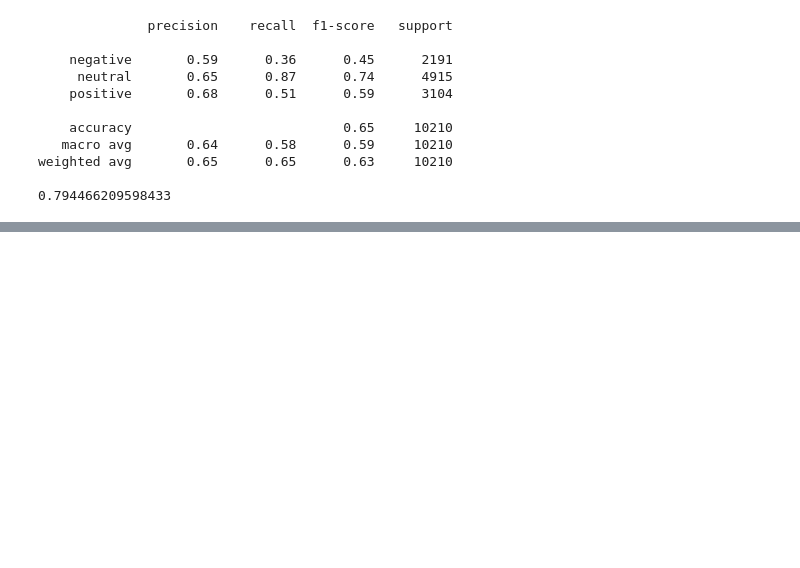
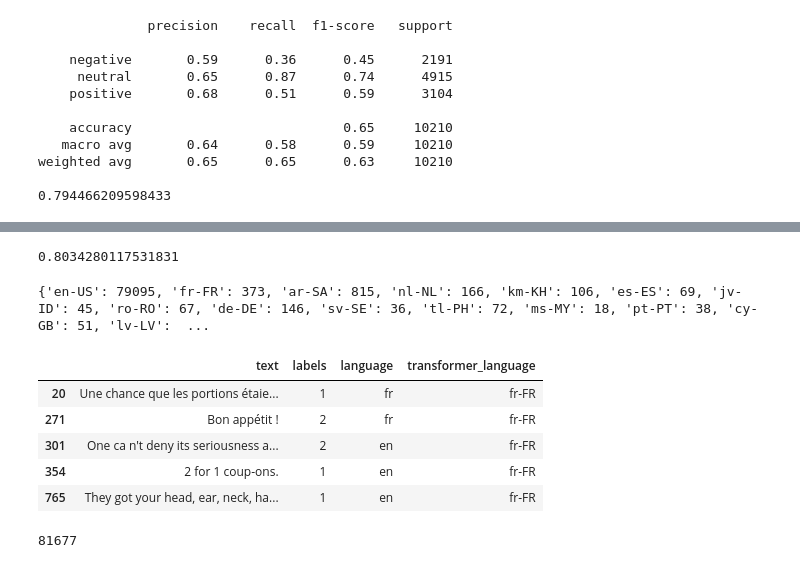
Before and after one commit to Thosam1/SentimentClassification, a Jupyter notebook: notebooks/basic_machine_learning.ipynb, the cells around one changed output, grey strips where cells are left out. Cells and saved outputs as stored; diff of their text form; code cells hidden in the pictures; blank space fills up the shorter version.

Commit message:
- add some language detection and files to run jobs on the student cluster

```diff
--- a/notebooks/basic_machine_learning.ipynb
+++ b/notebooks/basic_machine_learning.ipynb
@@ -419,0 +502,4 @@ weighted avg       0.65      0.65      0.63     10210
+# %%
+print(L_score(y_test, y_test_pred_lr))
+# %% [output]
+0.8034280117531831
@@ -419,0 +598,27 @@ weighted avg       0.65      0.65      0.63     10210
+# %%
+# train_df_with_languages = add_detected_language_column_batch(
+#     train_df, batch_size=256
+# )
+
+train_df_with_languages = pd.read_csv('train_df_with_languages.csv')
+# %%
+# Get indices of samples for each language as a dictionary
+language_indices = {lang: train_df_with_languages.index[train_df_with_languages['transformer_language'] == lang].tolist() for lang in train_df_with_languages['transformer_language'].unique()}
+# %%
+language_counts = {lang: len(indices) for lang, indices in language_indices.items()}
+print(language_counts)
+# %% [output]
+{'en-US': 79095, 'fr-FR': 373, 'ar-SA': 815, 'nl-NL': 166, 'km-KH': 106, 'es-ES': 69, 'jv-ID': 45, 'ro-RO': 67, 'de-DE': 146, 'sv-SE': 36, 'tl-PH': 72, 'ms-MY': 18, 'pt-PT': 38, 'cy-GB': 51, 'lv-LV':  ...
+# %%
+train_df_with_languages.loc[language_indices['fr-FR'][:5]].copy()
+# %% [output]
+|  | text | labels | language | transformer_language |
+| 20 | Une chance que les portions étaie... | 1 | fr | fr-FR |
+| 271 | Bon appétit ! | 2 | fr | fr-FR |
+| 301 | One ca n't deny its seriousness a... | 2 | en | fr-FR |
+| 354 | 2 for 1 coup-ons. | 1 | en | fr-FR |
+| 765 | They got your head, ear, neck, ha... | 1 | en | fr-FR |
+# %%
+len(train_df_with_languages)
+# %% [output]
+81677
```
Also changed, not shown: parts of 38 cells of this notebook, 7 other files.
